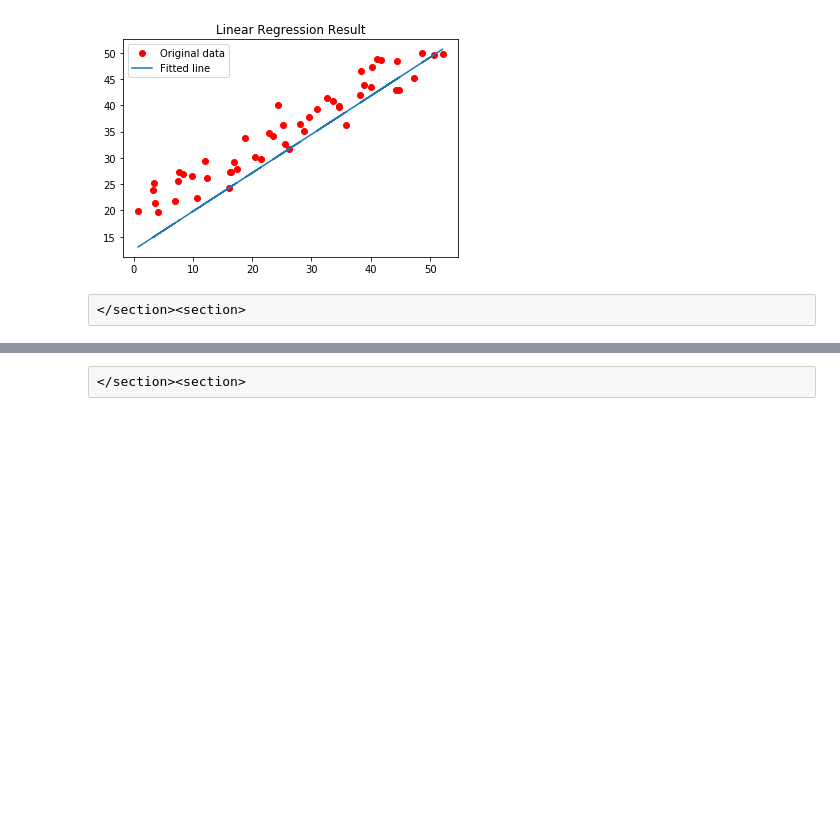
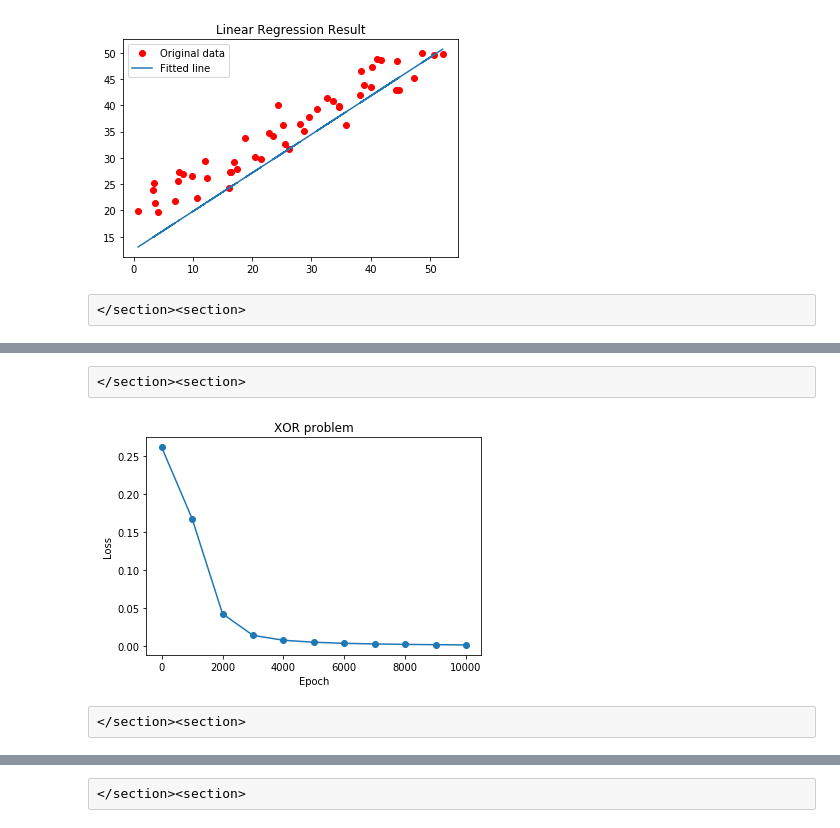
Before and after one commit to doosik71/lecture_python, a Jupyter notebook: 40_tensorflow/42_Basics.ipynb, the cells around one changed output, grey strips where cells are left out. Drawn from its saved outputs; the diff is of its cells as text; code cells hidden in the pictures; blank space fills up the shorter version.

```diff
--- a/40_tensorflow/42_Basics.ipynb
+++ b/40_tensorflow/42_Basics.ipynb
@@ -310,0 +339,12 @@ Linear regression problem is [linear separable](https://en.wikipedia.org/wiki/Li
+# %%
+hidden_size = 4
+
+# Define input and output placeholders.
+X = tf.placeholder(tf.float32, shape=[1, 2], name = 'X')
+Y = tf.placeholder(tf.float32, shape=[1, 1], name = 'Y')
+
+# Define weight and bias variables.
+W_h = tf.Variable(tf.truncated_normal([2, hidden_size]), name = "W_h")
+W_o = tf.Variable(tf.truncated_normal([hidden_size, 1]), name = "W_o")
+b_h = tf.Variable(tf.zeros([1, hidden_size]), name = "b_h")
+b_o = tf.Variable(tf.zeros([1, 1]), name = "b_o")
@@ -310,0 +381,18 @@ Linear regression problem is [linear separable](https://en.wikipedia.org/wiki/Li
+# %%
+start_time = time.time()
+
+# Start training.
+for epoch in range(10001):
+    for i in range(N):
+        sess.run(train_step, feed_dict={X: INPUT_XOR[i:i+1], Y: OUTPUT_XOR[i:i+1]})
+
+    if epoch % 1000 == 0:
+        loss_value = 0
+        for i in range(N):
+            loss_value += sess.run(loss, feed_dict={X: INPUT_XOR[i:i+1], Y: OUTPUT_XOR[i:i+1]})
+
+        loss_value /= N
+        losses.append(loss_value)
+        print('Epoch:', epoch, 'loss:', loss_value)
+
+print('Elapsed time =', time.time() - start_time)
@@ -310,0 +412,13 @@ Linear regression problem is [linear separable](https://en.wikipedia.org/wiki/Li
+# %% [raw]
+</section><section>
+# %%
+x = np.array(range(len(losses))) * 1000
+plt.plot(x, losses, 'o-')
+plt.title('XOR problem')
+plt.xlabel('Epoch')
+plt.ylabel('Loss')
+plt.show()
+# %% [output]
+[figure, added]
+# %% [raw]
+</section><section>
```
Also changed, not shown: parts of 12 cells of this notebook, 4 other files.
